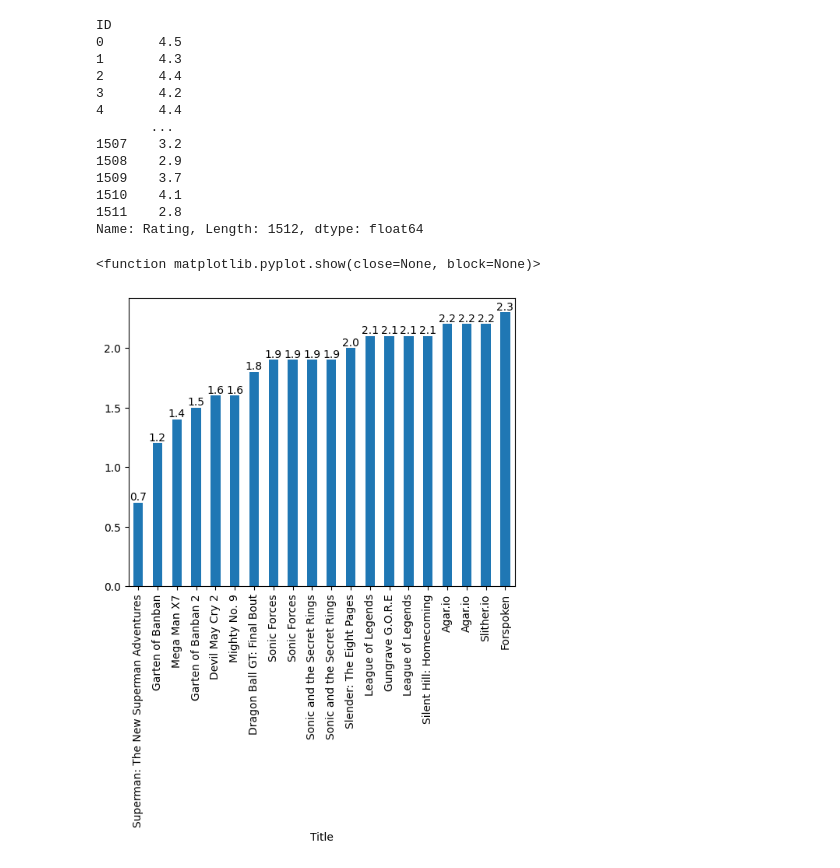
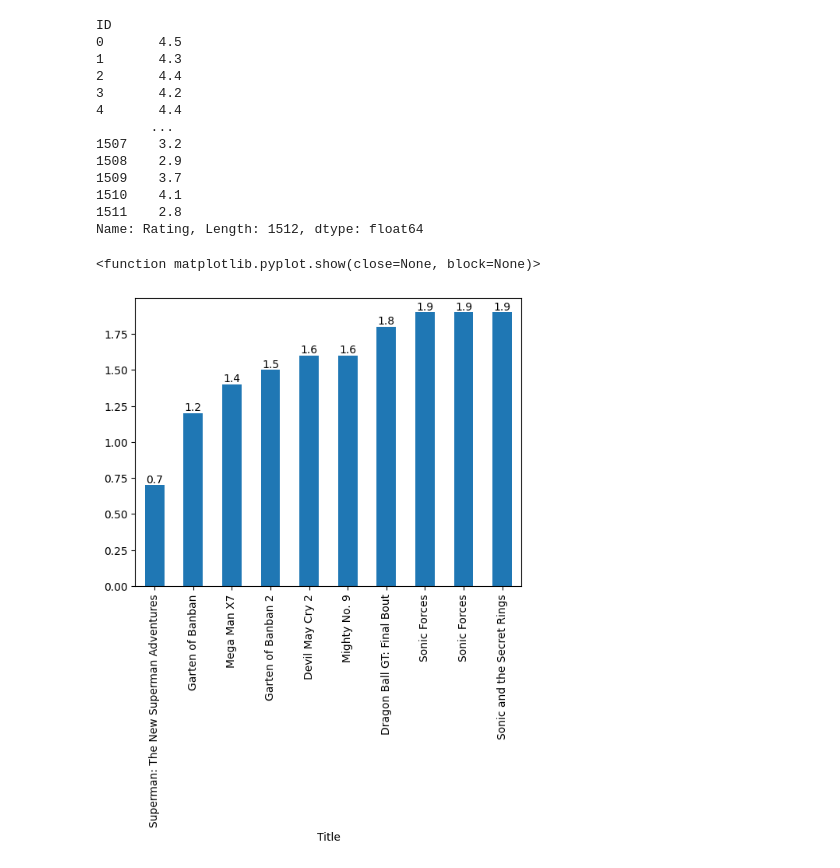
Before and after one commit to Tkwmn/Python-Smstr-1, a Jupyter notebook: Jupyter/pandas.ipynb, the cells around one changed output. Cells and saved outputs as stored; diff of their text form; code cells hidden in the pictures.

```diff
--- a/Jupyter/pandas.ipynb
+++ b/Jupyter/pandas.ipynb
@@ -270,19 +270,19 @@ ID
 1511    2.8
 Name: Rating, Length: 1512, dtype: float64
 # %%
-rating_mas_bajo = datos.nsmallest(20, 'Rating')
-datosrating = rating_mas_bajo.tail(20)
+rating_mas_bajo = datos.nsmallest(10,'Rating')
+datosrating = rating_mas_bajo.tail(10)
 datosrating.set_index('Title', inplace=True)
 datosrating['Rating'].plot(x=None, kind='bar')
 ax = datosrating['Rating'].plot(x=None, kind='bar')
 
 for i, rating in enumerate(datosrating['Rating']):
     ax.annotate(str(rating), xy=(i, rating), ha='center', va= 'bottom')
 
 plt.show
 # %% [output]
 <function matplotlib.pyplot.show(close=None, block=None)>
-[figure, old version]
+[figure, new version]
 # %%
 rating_mas_bajo.dropna()
 rating_mas_bajo
```
Also changed, not shown: parts of 1 cell of this notebook.
